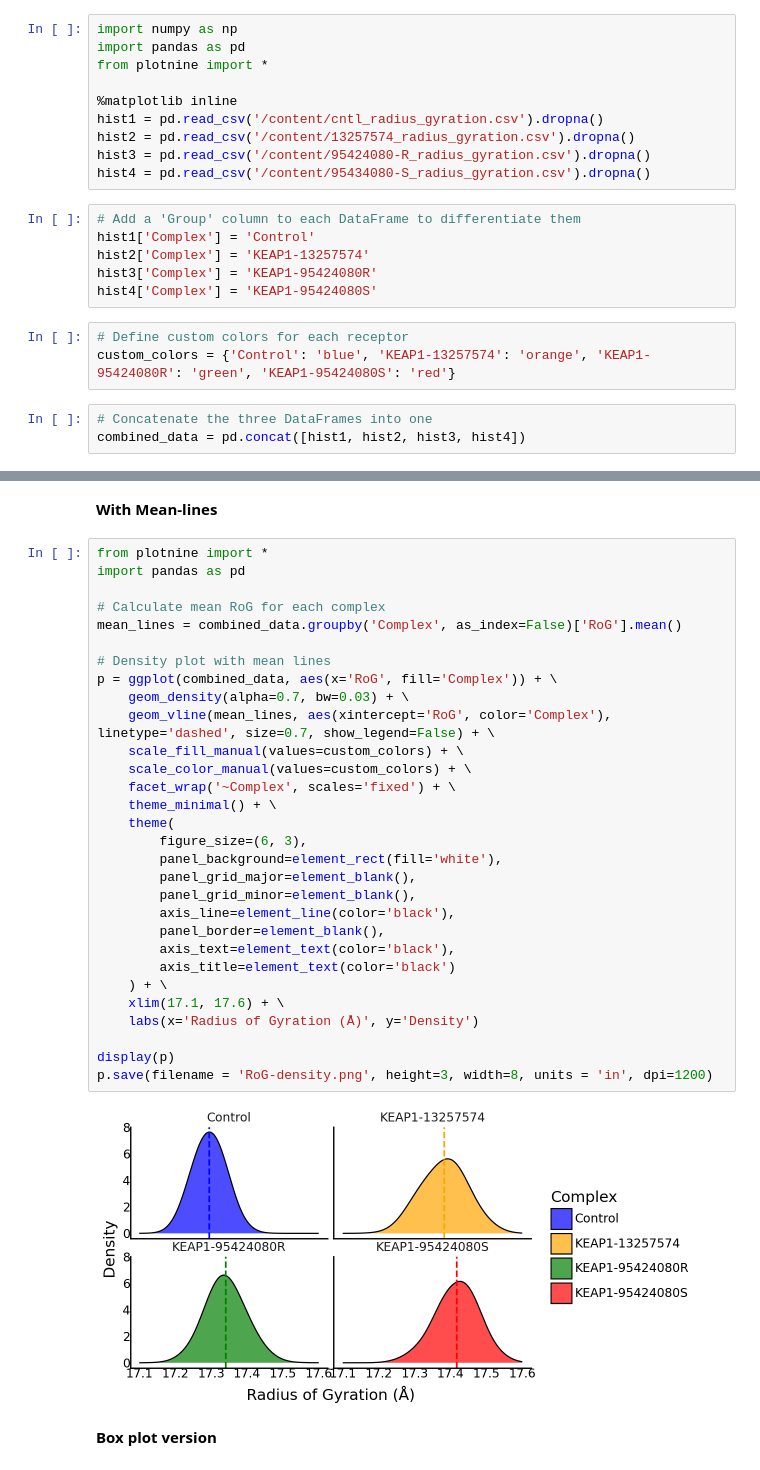
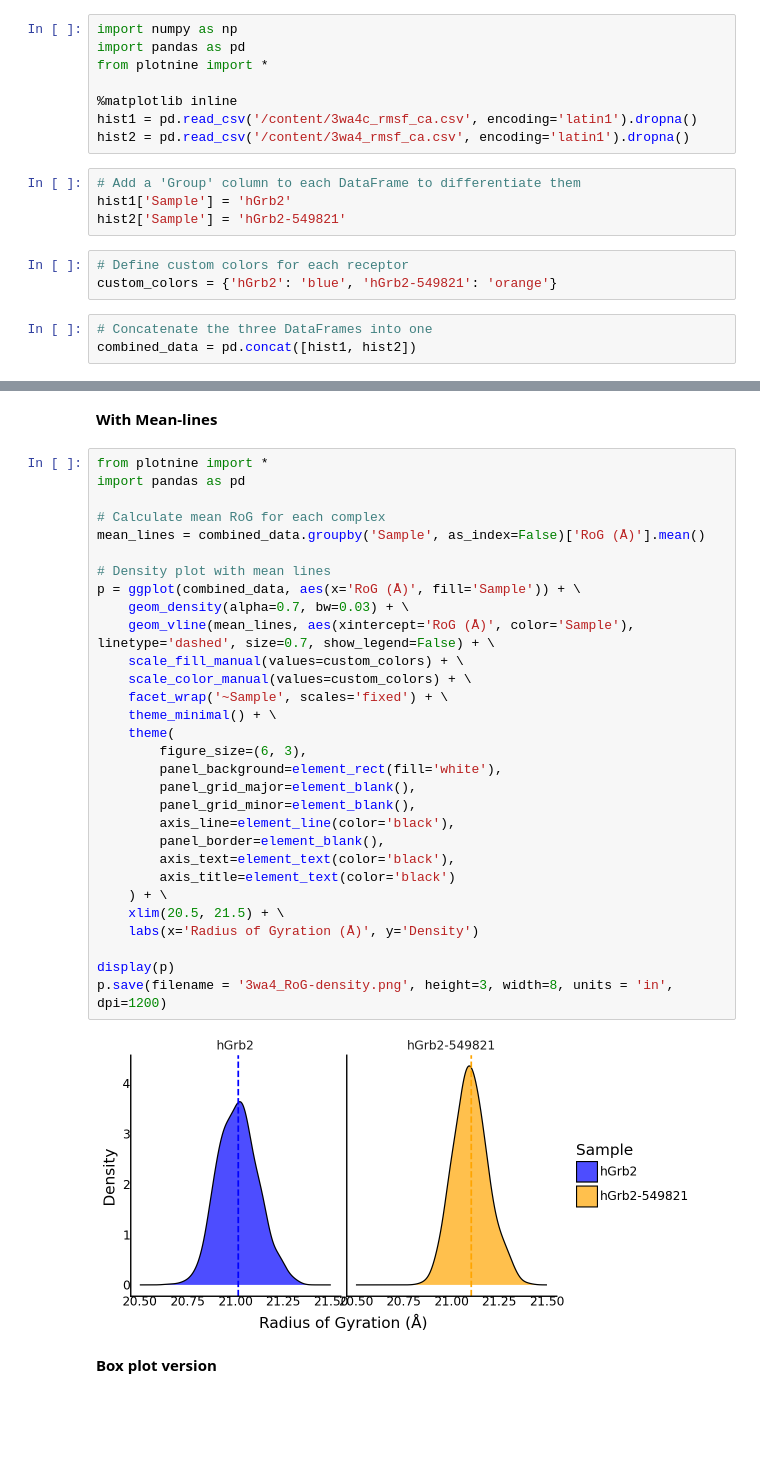
Before and after one commit to Ash100/Documents, a Jupyter notebook: Plot_your_data_on_Plotnine_new.ipynb, the cells around one changed output, grey strips where cells are left out. Cells and saved outputs as stored; diff of their text form; blank space fills up the shorter version.

```diff
--- a/Plot_your_data_on_Plotnine_new.ipynb
+++ b/Plot_your_data_on_Plotnine_new.ipynb
@@ -226,22 +250,18 @@ import pandas as pd
 from plotnine import *
 
 %matplotlib inline
-hist1 = pd.read_csv('/content/cntl_radius_gyration.csv').dropna()
-hist2 = pd.read_csv('/content/13257574_radius_gyration.csv').dropna()
-hist3 = pd.read_csv('/content/95424080-R_radius_gyration.csv').dropna()
-hist4 = pd.read_csv('/content/95434080-S_radius_gyration.csv').dropna()
+hist1 = pd.read_csv('/content/3wa4c_rmsf_ca.csv', encoding='latin1').dropna()
+hist2 = pd.read_csv('/content/3wa4_rmsf_ca.csv', encoding='latin1').dropna()
 # %%
 # Add a 'Group' column to each DataFrame to differentiate them
-hist1['Complex'] = 'Control'
-hist2['Complex'] = 'KEAP1-13257574'
-hist3['Complex'] = 'KEAP1-95424080R'
-hist4['Complex'] = 'KEAP1-95424080S'
+hist1['Sample'] = 'hGrb2'
+hist2['Sample'] = 'hGrb2-549821'
 # %%
 # Define custom colors for each receptor
-custom_colors = {'Control': 'blue', 'KEAP1-13257574': 'orange', 'KEAP1-95424080R': 'green', 'KEAP1-95424080S': 'red'}
+custom_colors = {'hGrb2': 'blue', 'hGrb2-549821': 'orange'}
 # %%
 # Concatenate the three DataFrames into one
-combined_data = pd.concat([hist1, hist2, hist3, hist4])
+combined_data = pd.concat([hist1, hist2])
 # %%
 #To Generate density plots froom the RoG or any other data.
 p = ggplot(combined_data, aes(x='RoG', fill='Complex')) + geom_density(alpha=0.7, bw=0.7) + scale_fill_manual(values=custom_colors) + theme_minimal() + theme(figure_size=(6, 3), panel_background=element_rect(fill='white'), panel_grid_major=element_blank(), panel_grid_minor=element_blank(), axis_line=element_line(color='black'), panel_border=element_blank(), axis_text=element_text(color='black'), axis_title=element_text(color='black')) + xlim(15, combined_data['RoG'].max() + 2)
@@ -275,35 +295,35 @@ display(p)
 # %%
 from plotnine import *
 import pandas as pd
 
 # Calculate mean RoG for each complex
-mean_lines = combined_data.groupby('Complex', as_index=False)['RoG'].mean()
+mean_lines = combined_data.groupby('Sample', as_index=False)['RoG (Å)'].mean()
 
 # Density plot with mean lines
-p = ggplot(combined_data, aes(x='RoG', fill='Complex')) + \
+p = ggplot(combined_data, aes(x='RoG (Å)', fill='Sample')) + \
     geom_density(alpha=0.7, bw=0.03) + \
-    geom_vline(mean_lines, aes(xintercept='RoG', color='Complex'), linetype='dashed', size=0.7, show_legend=False) + \
+    geom_vline(mean_lines, aes(xintercept='RoG (Å)', color='Sample'), linetype='dashed', size=0.7, show_legend=False) + \
     scale_fill_manual(values=custom_colors) + \
     scale_color_manual(values=custom_colors) + \
-    facet_wrap('~Complex', scales='fixed') + \
+    facet_wrap('~Sample', scales='fixed') + \
     theme_minimal() + \
     theme(
         figure_size=(6, 3),
         panel_background=element_rect(fill='white'),
         panel_grid_major=element_blank(),
         panel_grid_minor=element_blank(),
         axis_line=element_line(color='black'),
         panel_border=element_blank(),
         axis_text=element_text(color='black'),
         axis_title=element_text(color='black')
     ) + \
-    xlim(17.1, 17.6) + \
+    xlim(20.5, 21.5) + \
     labs(x='Radius of Gyration (Å)', y='Density')
 
 display(p)
-p.save(filename = 'RoG-density.png', height=3, width=8, units = 'in', dpi=1200)
+p.save(filename = '3wa4_RoG-density.png', height=3, width=8, units = 'in', dpi=1200)
 # %% [output]
-[figure, old version]
+[figure, new version]
 # %% [markdown]
 **Box plot version**
 # %%
```
Also changed, not shown: parts of 15 cells of this notebook.
